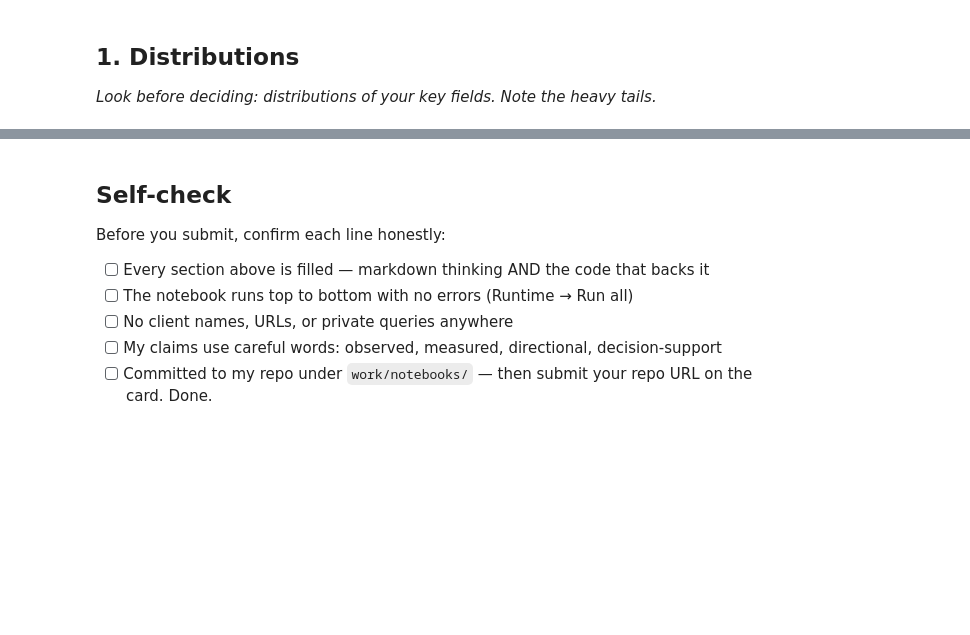
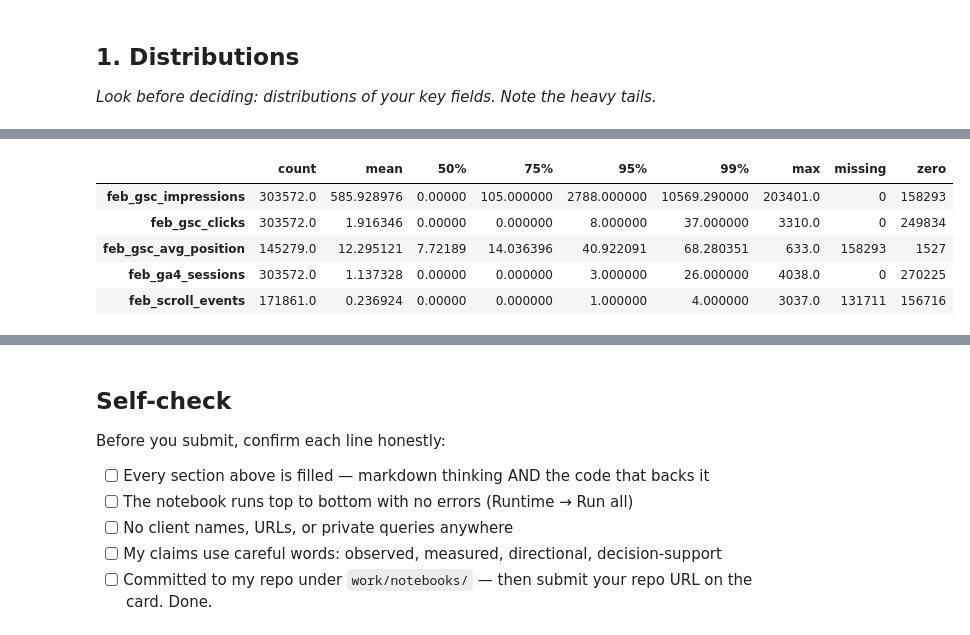
Before and after one commit to Shakir-j/flyrank-internship-ml, a Jupyter notebook: work/notebooks/w04_signal_audit.ipynb, the cells around one changed output, grey strips where cells are left out. Saved outputs shown, nothing was run; the diff lists cells and outputs as text; code cells hidden in the pictures; blank space fills up the shorter version.

```diff
--- a/work/notebooks/w04_signal_audit.ipynb
+++ b/work/notebooks/w04_signal_audit.ipynb
@@ -12,0 +66,13 @@ This skeleton is yours to fill. Work the sections **in order** — each one has
+# %%
+import duckdb
+
+con = duckdb.connect()
+
+con.execute("""
+CREATE SECRET hf_token (
+    TYPE HUGGINGFACE,
+    PROVIDER credential_chain
+)
+""")
+
+print("DuckDB Hugging Face secret created.")
@@ -12,0 +185,38 @@ This skeleton is yours to fill. Work the sections **in order** — each one has
+# %%
+# Inspect distributions, missing values, and upper-tail behavior.
+
+signal_cols = [
+    "feb_gsc_impressions",
+    "feb_gsc_clicks",
+    "feb_gsc_avg_position",
+    "feb_ga4_sessions",
+    "feb_scroll_events"
+]
+
+distribution_summary = feature_frame[signal_cols].describe(
+    percentiles=[0.50, 0.75, 0.95, 0.99]
+).T
+
+distribution_summary["missing"] = feature_frame[signal_cols].isna().sum()
+distribution_summary["zero"] = (feature_frame[signal_cols] == 0).sum()
+
+distribution_summary[
+    [
+        "count",
+        "mean",
+        "50%",
+        "75%",
+        "95%",
+        "99%",
+        "max",
+        "missing",
+        "zero"
+    ]
+]
+# %% [output]
+|  | count | mean | 50% | 75% | 95% | 99% | max | missing | zero |
+| feb_gsc_impressions | 303572.0 | 585.928976 | 0.00000 | 105.000000 | 2788.000000 | 10569.290000 | 203401.0 | 0 | 158293 |
+| feb_gsc_clicks | 303572.0 | 1.916346 | 0.00000 | 0.000000 | 8.000000 | 37.000000 | 3310.0 | 0 | 249834 |
+| feb_gsc_avg_position | 145279.0 | 12.295121 | 7.72189 | 14.036396 | 40.922091 | 68.280351 | 633.0 | 158293 | 1527 |
+| feb_ga4_sessions | 303572.0 | 1.137328 | 0.00000 | 0.000000 | 3.000000 | 26.000000 | 4038.0 | 0 | 270225 |
+| feb_scroll_events | 171861.0 | 0.236924 | 0.00000 | 0.000000 | 1.000000 | 4.000000 | 3037.0 | 131711 | 156716 |
```
Also changed, not shown: parts of 20 cells of this notebook.
